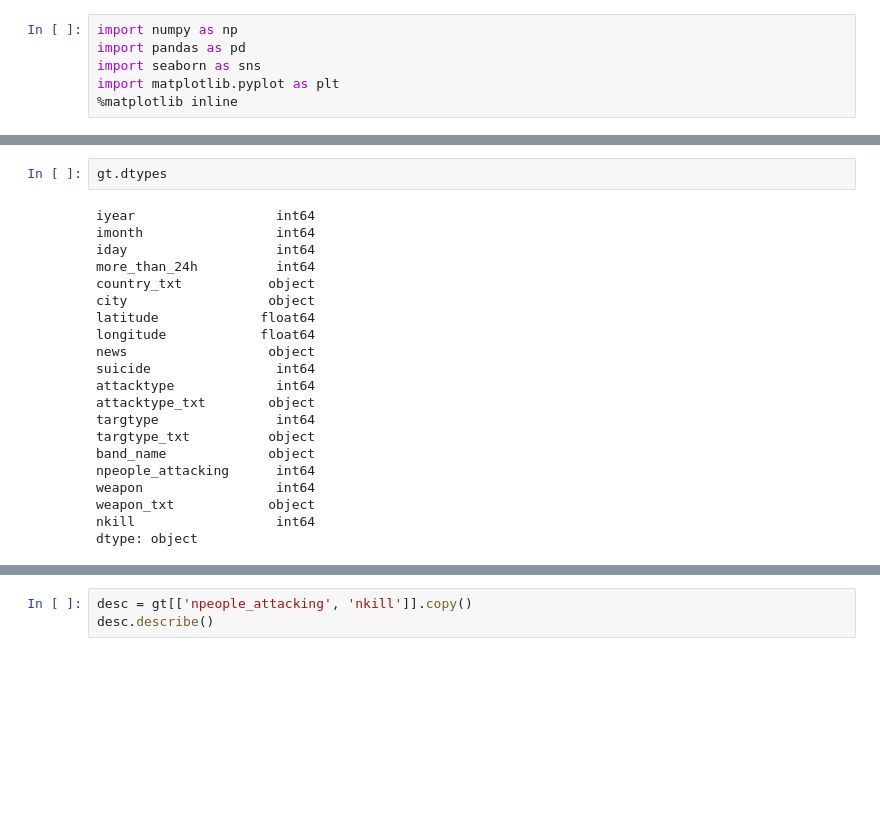
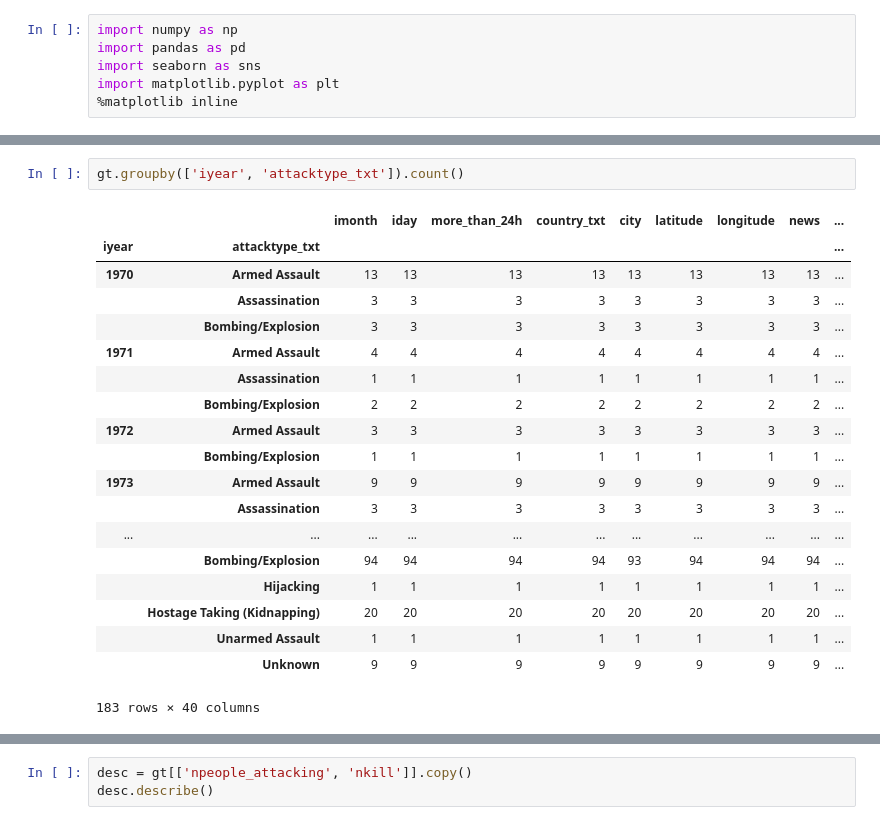
Before and after one commit to LiviaCanet/datamad0119, a Jupyter notebook: final-project/descriptive_statistics.ipynb, the cells around one changed output, grey strips where cells are left out. Cells and saved outputs as stored; diff of their text form; blank space fills up the shorter version.

```diff
--- a/final-project/descriptive_statistics.ipynb
+++ b/final-project/descriptive_statistics.ipynb
@@ -18,26 +18,25 @@ gt.head()
 | 2 | 1970 | 3 | 20 | 0 | United States | Detroit | 42.331685 | -83.047924 | 3/20/1970: Unknown perpetrators s... | 0 | ... |
 | 3 | 1970 | 4 | 24 | 0 | United States | Baltimore | 39.308342 | -76.616104 | 4/24/1970: Three members of the B... | 0 | ... |
 | 4 | 1970 | 5 | 9 | 0 | United States | Sacramento | 38.551295 | -121.471066 | 5/9/1970: Sacramento Police Offic... | 0 | ... |
-# %%
-gt.dtypes
-# %% [output]
-iyear                  int64
-imonth                 int64
-iday                   int64
-more_than_24h          int64
-country_txt           object
-city                  object
-latitude             float64
-longitude            float64
-news                  object
-suicide                int64
-attacktype             int64
-attacktype_txt        object
-targtype               int64
-targtype_txt          object
-band_name             object
-npeople_attacking      int64
-weapon                 int64
-weapon_txt            object
-nkill                  int64
-dtype: object
+# %%
+gt.groupby(['iyear', 'attacktype_txt']).count()
+# %% [output]
+|  |  | imonth | iday | more_than_24h | country_txt | city | latitude | longitude | news | ... |
+| iyear | attacktype_txt |  |  |  |  |  |  |  |  | ... |
+| 1970 | Armed Assault | 13 | 13 | 13 | 13 | 13 | 13 | 13 | 13 | ... |
+|  | Assassination | 3 | 3 | 3 | 3 | 3 | 3 | 3 | 3 | ... |
+|  | Bombing/Explosion | 3 | 3 | 3 | 3 | 3 | 3 | 3 | 3 | ... |
+| 1971 | Armed Assault | 4 | 4 | 4 | 4 | 4 | 4 | 4 | 4 | ... |
+|  | Assassination | 1 | 1 | 1 | 1 | 1 | 1 | 1 | 1 | ... |
+|  | Bombing/Explosion | 2 | 2 | 2 | 2 | 2 | 2 | 2 | 2 | ... |
+| 1972 | Armed Assault | 3 | 3 | 3 | 3 | 3 | 3 | 3 | 3 | ... |
+|  | Bombing/Explosion | 1 | 1 | 1 | 1 | 1 | 1 | 1 | 1 | ... |
+| 1973 | Armed Assault | 9 | 9 | 9 | 9 | 9 | 9 | 9 | 9 | ... |
+|  | Assassination | 3 | 3 | 3 | 3 | 3 | 3 | 3 | 3 | ... |
+| ... | ... | ... | ... | ... | ... | ... | ... | ... | ... | ... |
+|  | Bombing/Explosion | 94 | 94 | 94 | 94 | 93 | 94 | 94 | 94 | ... |
+|  | Hijacking | 1 | 1 | 1 | 1 | 1 | 1 | 1 | 1 | ... |
+|  | Hostage Taking (Kidnapping) | 20 | 20 | 20 | 20 | 20 | 20 | 20 | 20 | ... |
+|  | Unarmed Assault | 1 | 1 | 1 | 1 | 1 | 1 | 1 | 1 | ... |
+|  | Unknown | 9 | 9 | 9 | 9 | 9 | 9 | 9 | 9 | ... |
+183 rows × 40 columns
```
Also changed, not shown: parts of 7 cells of this notebook, 1 other file.
